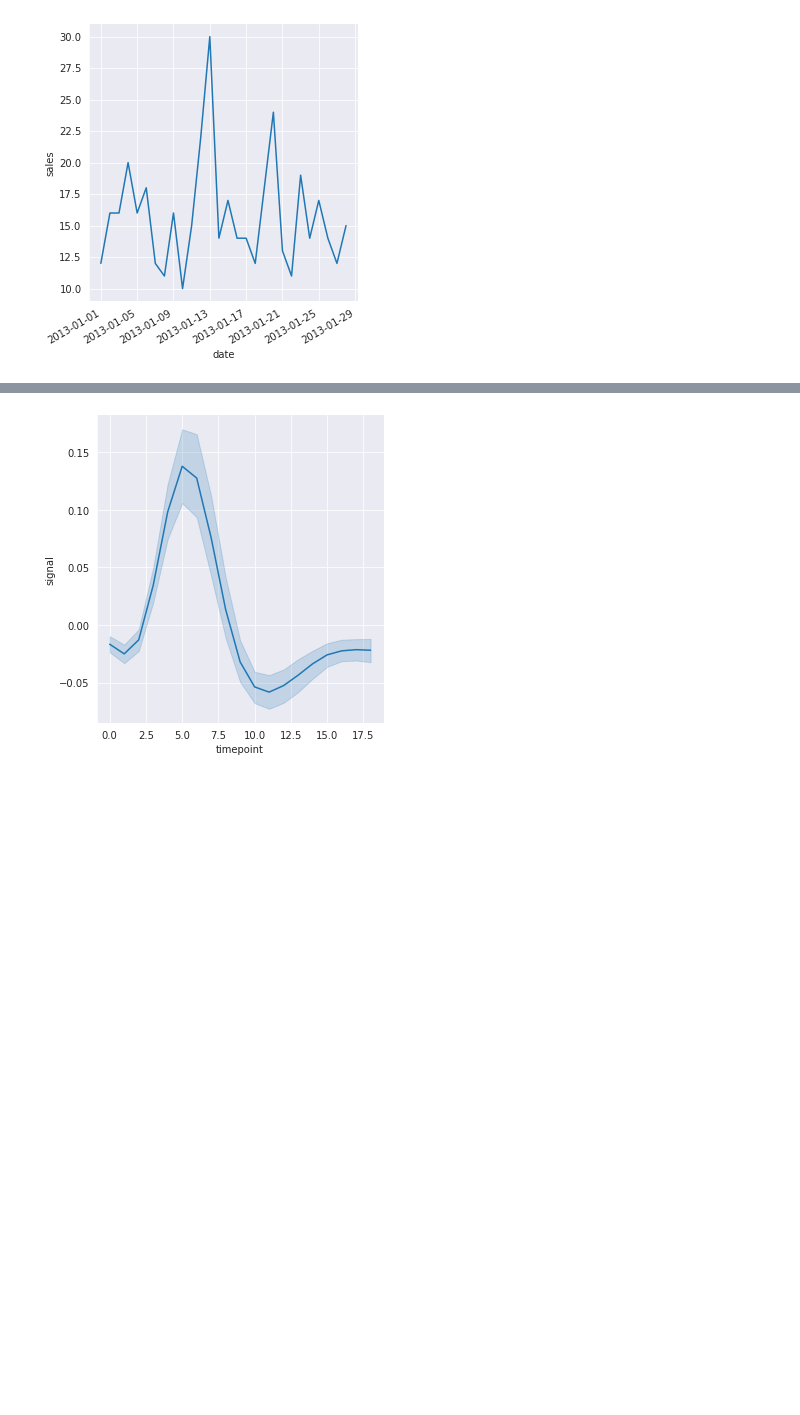
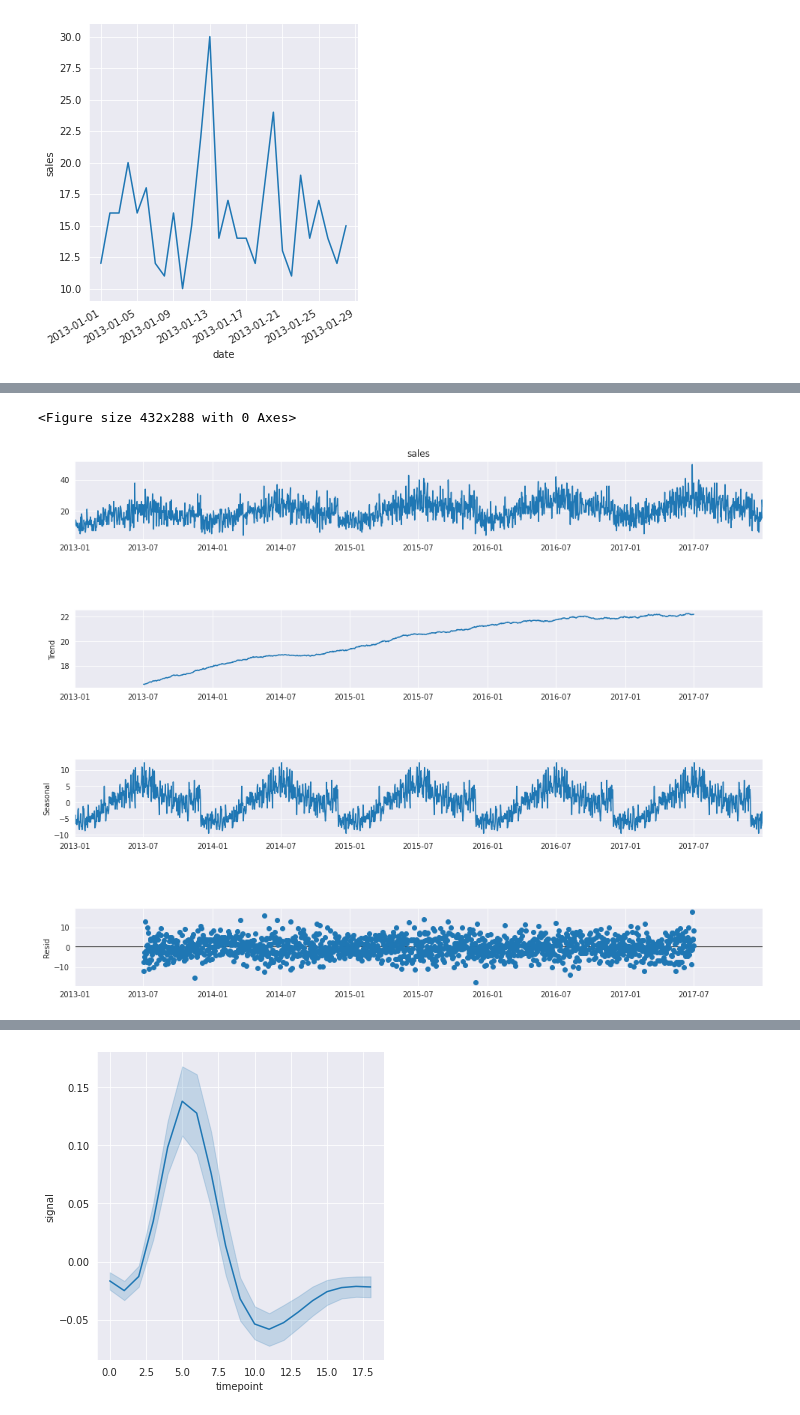
Before and after one commit to RohitDhankar/time_series, a Jupyter notebook: ts_1.ipynb, the cells around one changed output, grey strips where cells are left out. Saved outputs shown, nothing was run; the diff lists cells and outputs as text; code cells hidden in the pictures; blank space fills up the shorter version.

```diff
--- a/ts_1.ipynb
+++ b/ts_1.ipynb
@@ -84,0 +257,13 @@ g.figure.autofmt_xdate()
+# %%
+#https://www.statsmodels.org/stable/generated/statsmodels.tsa.seasonal.seasonal_decompose.html
+
+from statsmodels.tsa.seasonal import seasonal_decompose
+result = seasonal_decompose(train_df['sales'], model='additive', freq=365)
+
+
+fig = plt.figure()
+fig = result.plot()
+fig.set_size_inches(15, 12)
+# %% [output]
+<Figure size 432x288 with 0 Axes>
+[figure, added]
```
Also changed, not shown: parts of 20 cells of this notebook.
